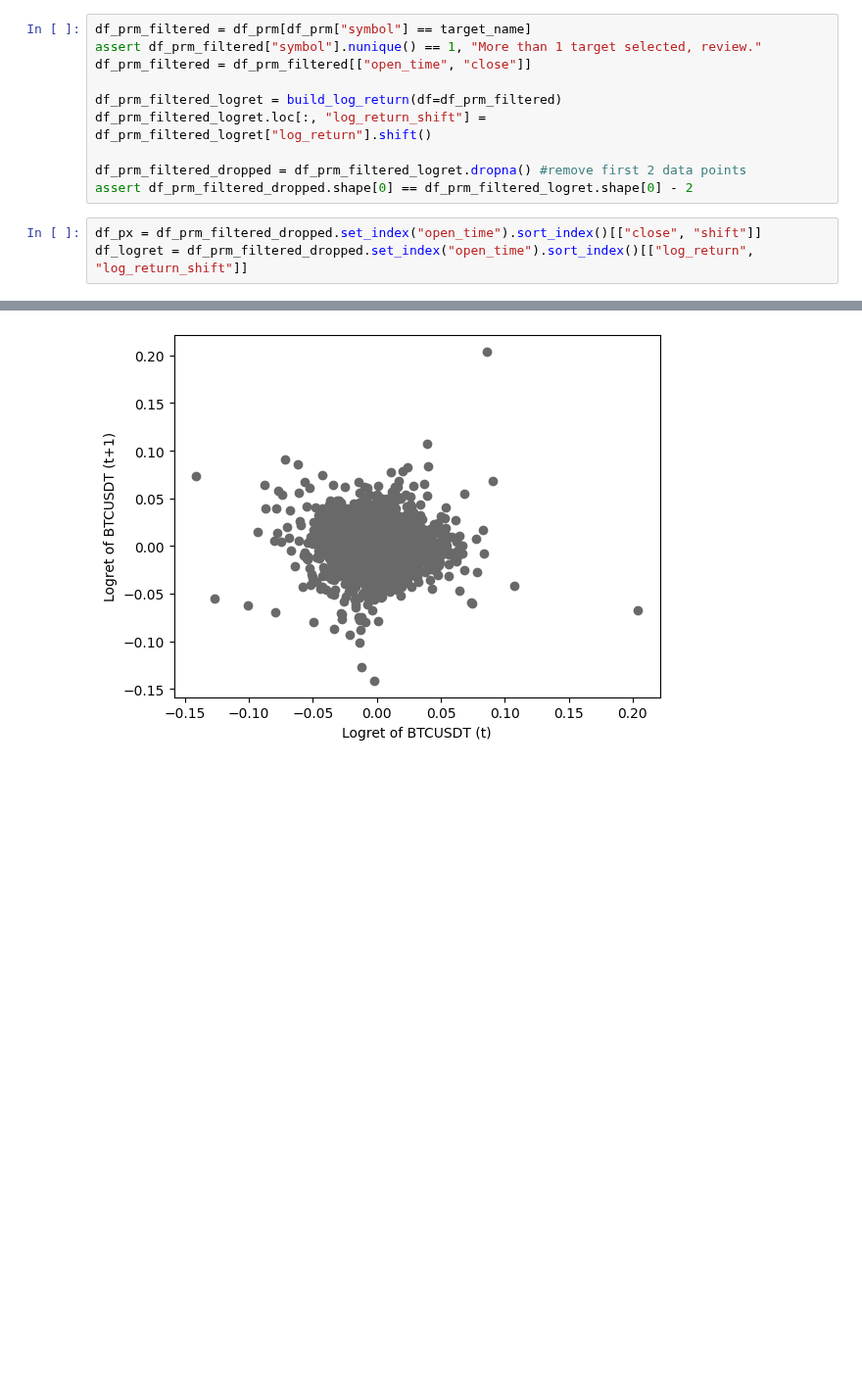
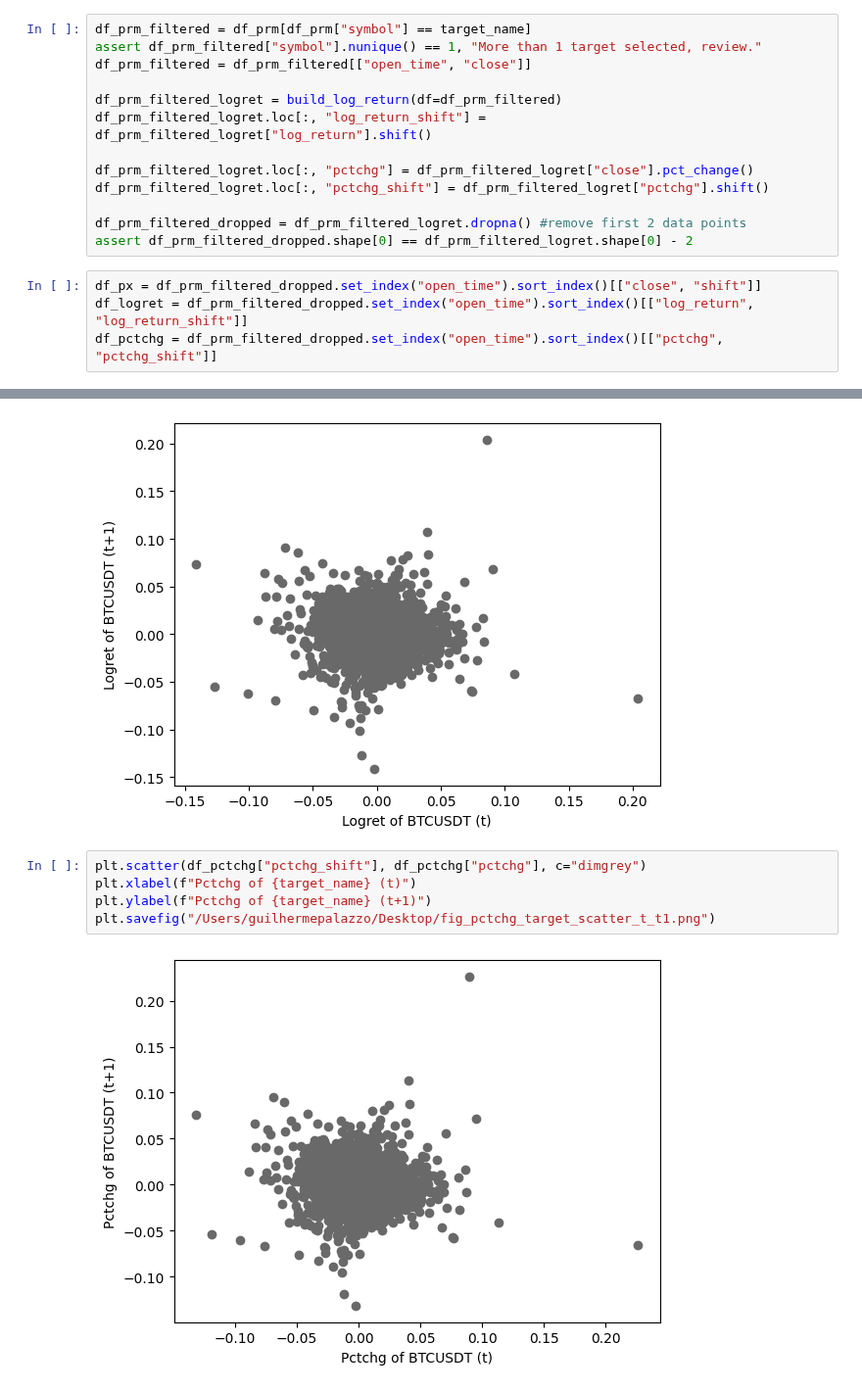
Before and after one commit to gpalazzo/crypto_msc_thesis, a Jupyter notebook: notebooks/methodology/methodology.ipynb, the cells around one changed output, grey strips where cells are left out. Shown at 98% size. Saved outputs shown, nothing was run; the diff lists cells and outputs as text; blank space fills up the shorter version.

Commit message:
adding min max logret vs pctchg

```diff
--- a/notebooks/methodology/methodology.ipynb
+++ b/notebooks/methodology/methodology.ipynb
@@ -24,11 +28,15 @@ df_prm_filtered = df_prm_filtered[["open_time", "close"]]
 df_prm_filtered_logret = build_log_return(df=df_prm_filtered)
 df_prm_filtered_logret.loc[:, "log_return_shift"] = df_prm_filtered_logret["log_return"].shift()
 
+df_prm_filtered_logret.loc[:, "pctchg"] = df_prm_filtered_logret["close"].pct_change()
+df_prm_filtered_logret.loc[:, "pctchg_shift"] = df_prm_filtered_logret["pctchg"].shift()
+
 df_prm_filtered_dropped = df_prm_filtered_logret.dropna() #remove first 2 data points
 assert df_prm_filtered_dropped.shape[0] == df_prm_filtered_logret.shape[0] - 2
 # %%
 df_px = df_prm_filtered_dropped.set_index("open_time").sort_index()[["close", "shift"]]
 df_logret = df_prm_filtered_dropped.set_index("open_time").sort_index()[["log_return", "log_return_shift"]]
+df_pctchg = df_prm_filtered_dropped.set_index("open_time").sort_index()[["pctchg", "pctchg_shift"]]
 # %%
 plt.scatter(df_px["shift"], df_px["close"], c="dimgrey")
 plt.xlabel(f"Close price of {target_name} (t)")
@@ -43,3 +51,10 @@ plt.ylabel(f"Logret of {target_name} (t+1)")
 plt.savefig("/Users/guilhermepalazzo/Desktop/fig_logret_target_scatter_t_t1.png")
 # %% [output]
 [figure]
+# %%
+plt.scatter(df_pctchg["pctchg_shift"], df_pctchg["pctchg"], c="dimgrey")
+plt.xlabel(f"Pctchg of {target_name} (t)")
+plt.ylabel(f"Pctchg of {target_name} (t+1)")
+plt.savefig("/Users/guilhermepalazzo/Desktop/fig_pctchg_target_scatter_t_t1.png")
+# %% [output]
+[figure, added]
```
Also changed, not shown: parts of 3 cells of this notebook, 3 other files.
